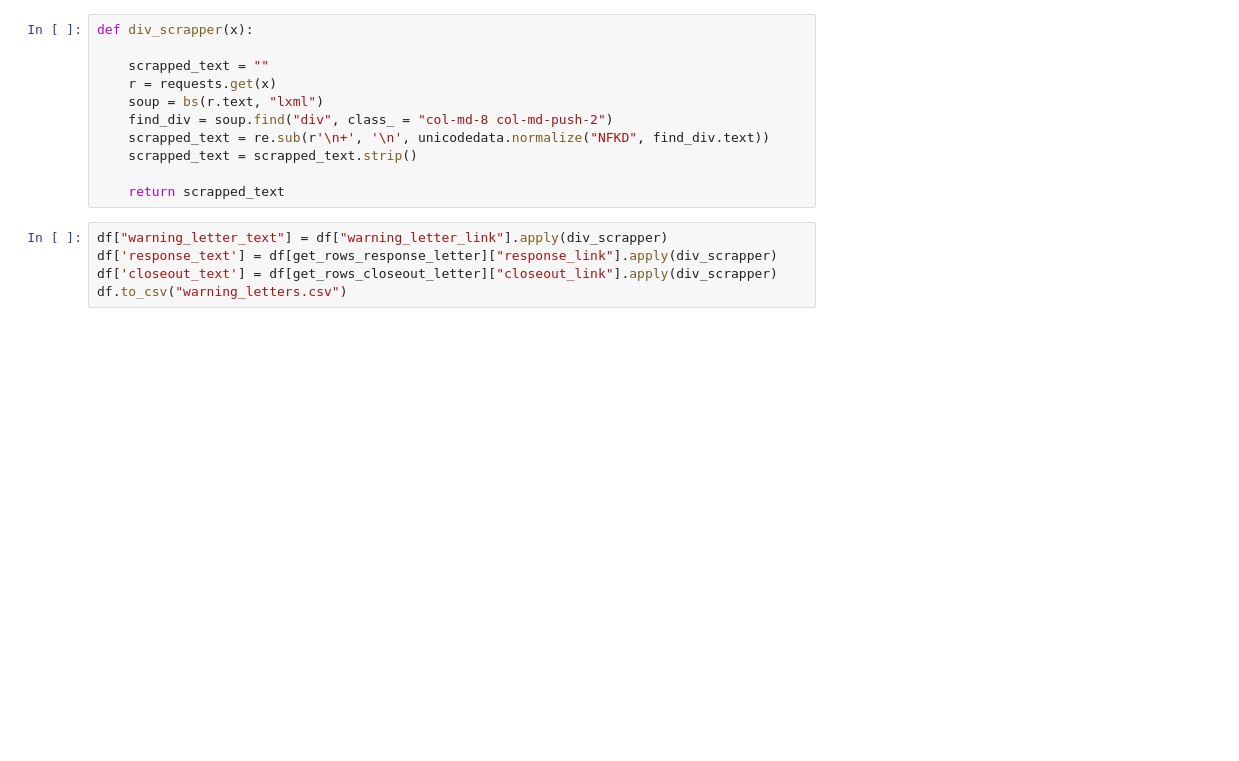
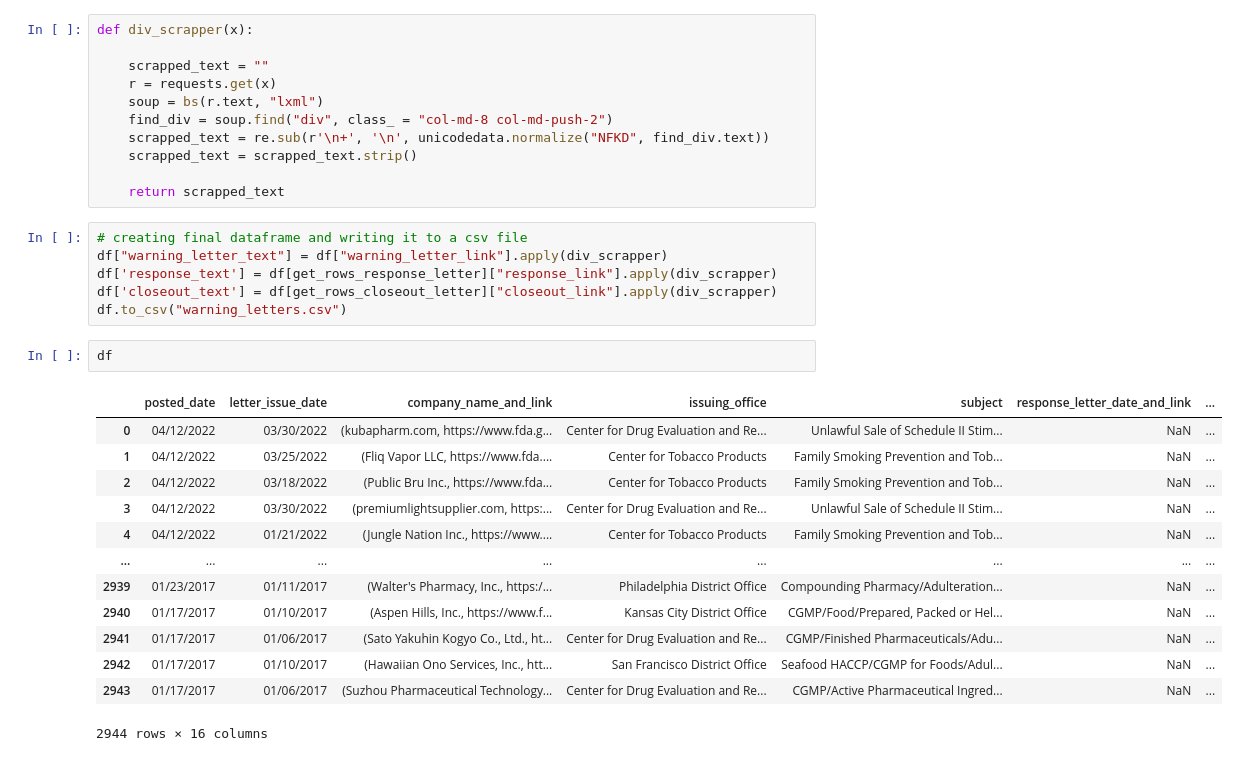
Before and after one commit to manish-tripathi/Extracting-Data-from-API, a Jupyter notebook: warning-letter-json.ipynb, the cells around one changed output. Saved outputs shown, nothing was run; the diff lists cells and outputs as text; blank space fills up the shorter version.

Commit message:
Kaggle Notebook | Warning Letter Scrapper | Version 4

```diff
--- a/warning-letter-json.ipynb
+++ b/warning-letter-json.ipynb
@@ -145,7 +155,24 @@ def div_scrapper(x):
 
     return scrapped_text
 # %%
+# creating final dataframe and writing it to a csv file
 df["warning_letter_text"] = df["warning_letter_link"].apply(div_scrapper)
 df['response_text'] = df[get_rows_response_letter]["response_link"].apply(div_scrapper)
 df['closeout_text'] = df[get_rows_closeout_letter]["closeout_link"].apply(div_scrapper)
 df.to_csv("warning_letters.csv")
+# %%
+df
+# %% [output]
+|  | posted_date | letter_issue_date | company_name_and_link | issuing_office | subject | response_letter_date_and_link | ... |
+| 0 | 04/12/2022 | 03/30/2022 | (kubapharm.com, https://www.fda.g... | Center for Drug Evaluation and Re... | Unlawful Sale of Schedule II Stim... | NaN | ... |
+| 1 | 04/12/2022 | 03/25/2022 | (Fliq Vapor LLC, https://www.fda.... | Center for Tobacco Products | Family Smoking Prevention and Tob... | NaN | ... |
+| 2 | 04/12/2022 | 03/18/2022 | (Public Bru Inc., https://www.fda... | Center for Tobacco Products | Family Smoking Prevention and Tob... | NaN | ... |
+| 3 | 04/12/2022 | 03/30/2022 | (premiumlightsupplier.com, https:... | Center for Drug Evaluation and Re... | Unlawful Sale of Schedule II Stim... | NaN | ... |
+| 4 | 04/12/2022 | 01/21/2022 | (Jungle Nation Inc., https://www.... | Center for Tobacco Products | Family Smoking Prevention and Tob... | NaN | ... |
+| ... | ... | ... | ... | ... | ... | ... | ... |
+| 2939 | 01/23/2017 | 01/11/2017 | (Walter's Pharmacy, Inc., https:/... | Philadelphia District Office | Compounding Pharmacy/Adulteration... | NaN | ... |
+| 2940 | 01/17/2017 | 01/10/2017 | (Aspen Hills, Inc., https://www.f... | Kansas City District Office | CGMP/Food/Prepared, Packed or Hel... | NaN | ... |
+| 2941 | 01/17/2017 | 01/06/2017 | (Sato Yakuhin Kogyo Co., Ltd., ht... | Center for Drug Evaluation and Re... | CGMP/Finished Pharmaceuticals/Adu... | NaN | ... |
+| 2942 | 01/17/2017 | 01/10/2017 | (Hawaiian Ono Services, Inc., htt... | San Francisco District Office | Seafood HACCP/CGMP for Foods/Adul... | NaN | ... |
+| 2943 | 01/17/2017 | 01/06/2017 | (Suzhou Pharmaceutical Technology... | Center for Drug Evaluation and Re... | CGMP/Active Pharmaceutical Ingred... | NaN | ... |
+2944 rows × 16 columns
```
Also changed, not shown: parts of 14 cells of this notebook.
